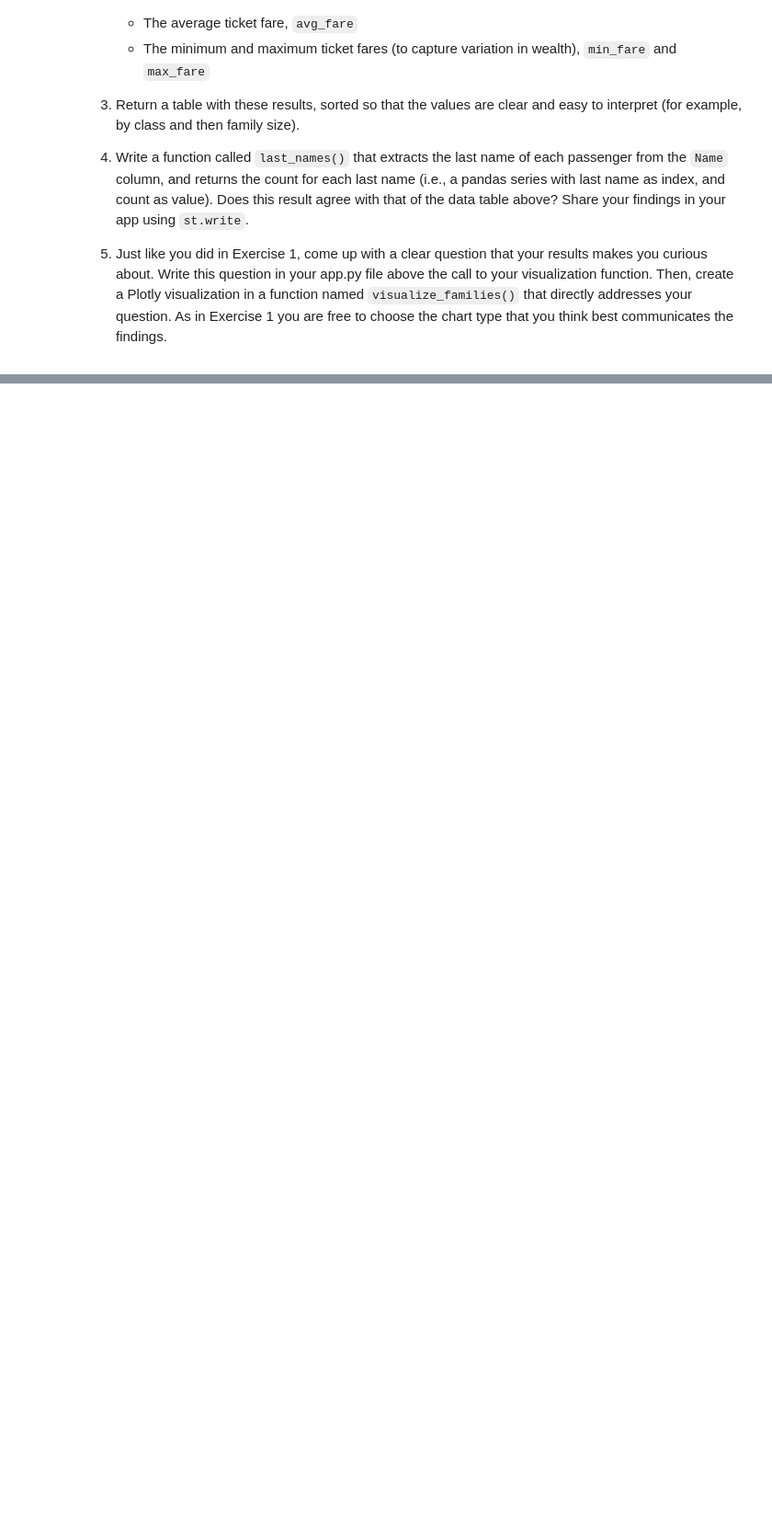
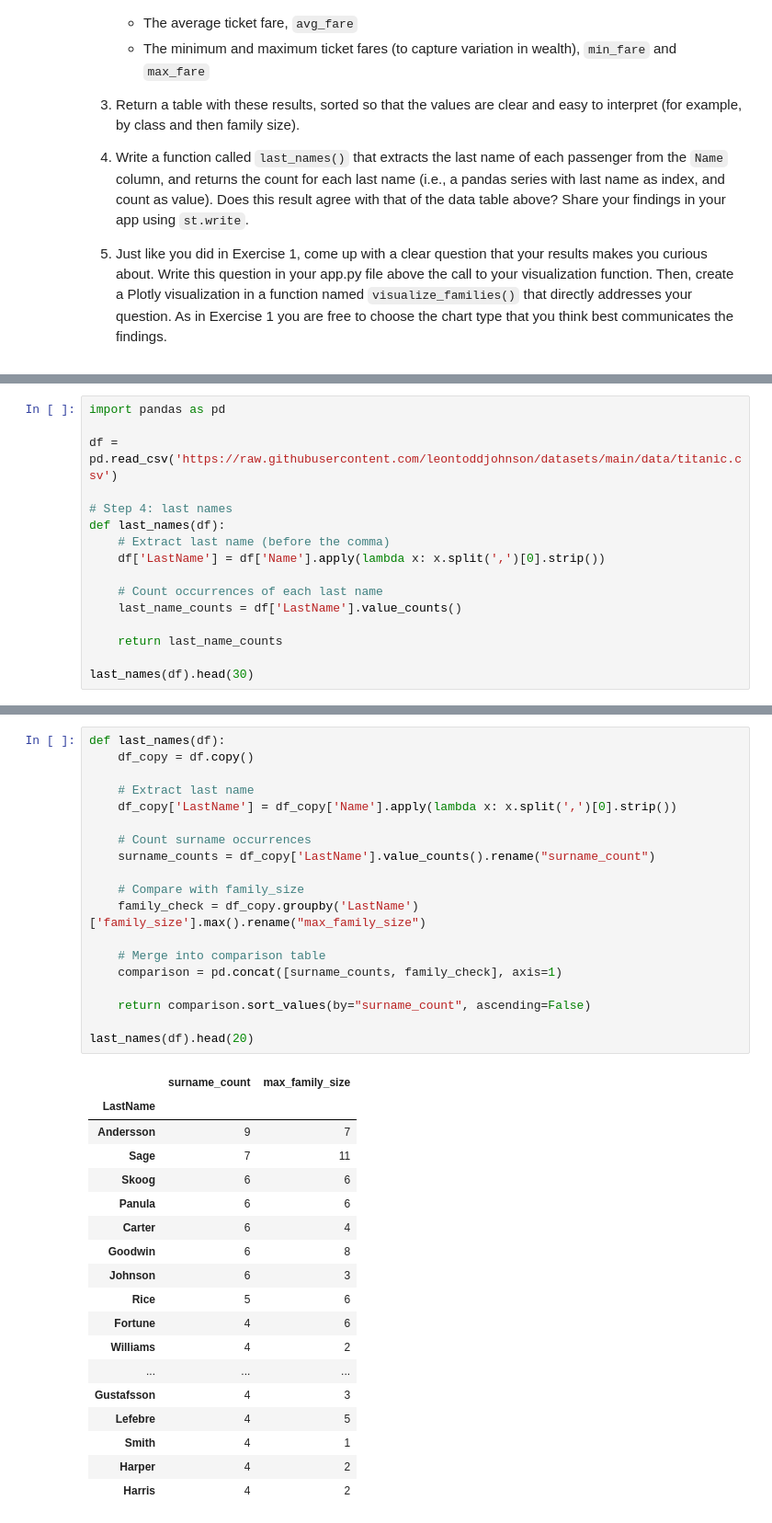
Before and after one commit to mtazike/week-5, a Jupyter notebook: exercises.ipynb, the cells around one changed output, grey strips where cells are left out. Shown at 92% size. Drawn from its saved outputs; the diff is of its cells as text; blank space fills up the shorter version.

```diff
--- a/exercises.ipynb
+++ b/exercises.ipynb
@@ -238,0 +309,16 @@ Using the Titanic dataset, write a function named `family_groups()` to explore t
+# %%
+import pandas as pd
+
+df = pd.read_csv('https://raw.githubusercontent.com/leontoddjohnson/datasets/main/data/titanic.csv')
+
+# Step 4: last names
+def last_names(df):
+    # Extract last name (before the comma)
+    df['LastName'] = df['Name'].apply(lambda x: x.split(',')[0].strip())
+
+    # Count occurrences of each last name
+    last_name_counts = df['LastName'].value_counts()
+
+    return last_name_counts
+
+last_names(df).head(30)
@@ -238,0 +343,38 @@ Using the Titanic dataset, write a function named `family_groups()` to explore t
+# %%
+def last_names(df):
+    df_copy = df.copy()
+
+    # Extract last name
+    df_copy['LastName'] = df_copy['Name'].apply(lambda x: x.split(',')[0].strip())
+
+    # Count surname occurrences
+    surname_counts = df_copy['LastName'].value_counts().rename("surname_count")
+
+    # Compare with family_size
+    family_check = df_copy.groupby('LastName')['family_size'].max().rename("max_family_size")
+
+    # Merge into comparison table
+    comparison = pd.concat([surname_counts, family_check], axis=1)
+
+    return comparison.sort_values(by="surname_count", ascending=False)
+
+last_names(df).head(20)
+# %% [output]
+|  | surname_count | max_family_size |
+| LastName |  |  |
+| Andersson | 9 | 7 |
+| Sage | 7 | 11 |
+| Skoog | 6 | 6 |
+| Panula | 6 | 6 |
+| Carter | 6 | 4 |
+| Goodwin | 6 | 8 |
+| Johnson | 6 | 3 |
+| Rice | 5 | 6 |
+| Fortune | 4 | 6 |
+| Williams | 4 | 2 |
+| ... | ... | ... |
+| Gustafsson | 4 | 3 |
+| Lefebre | 4 | 5 |
+| Smith | 4 | 1 |
+| Harper | 4 | 2 |
+| Harris | 4 | 2 |
```
Also changed, not shown: parts of 6 cells of this notebook, 2 other files.
